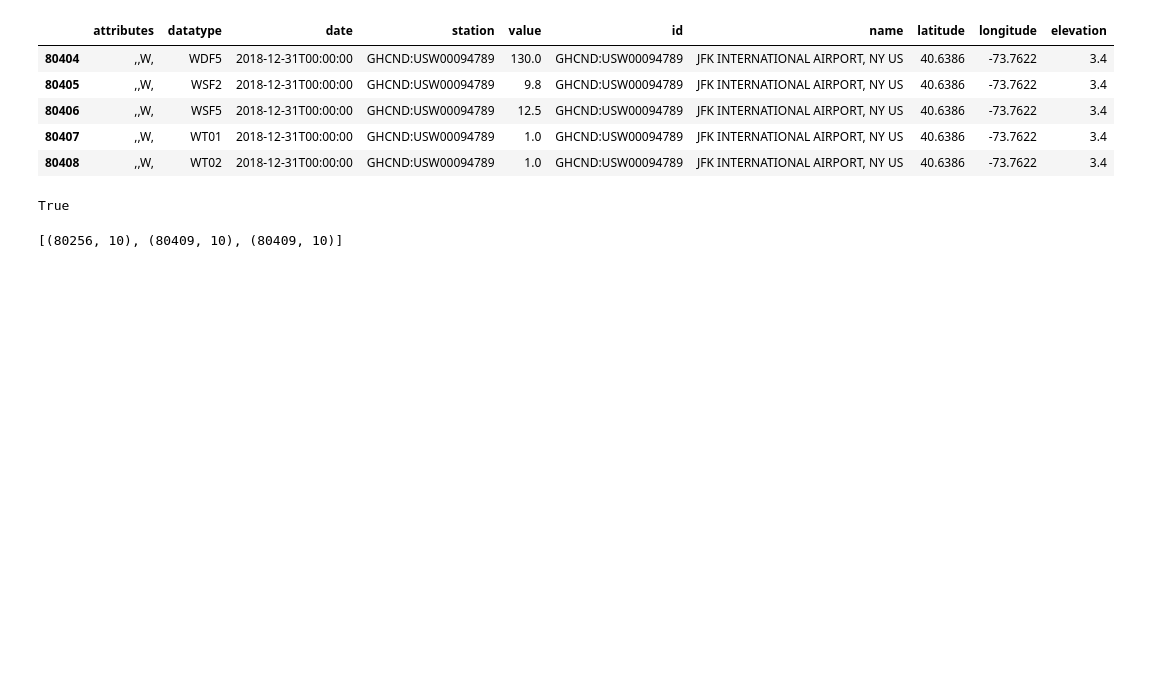
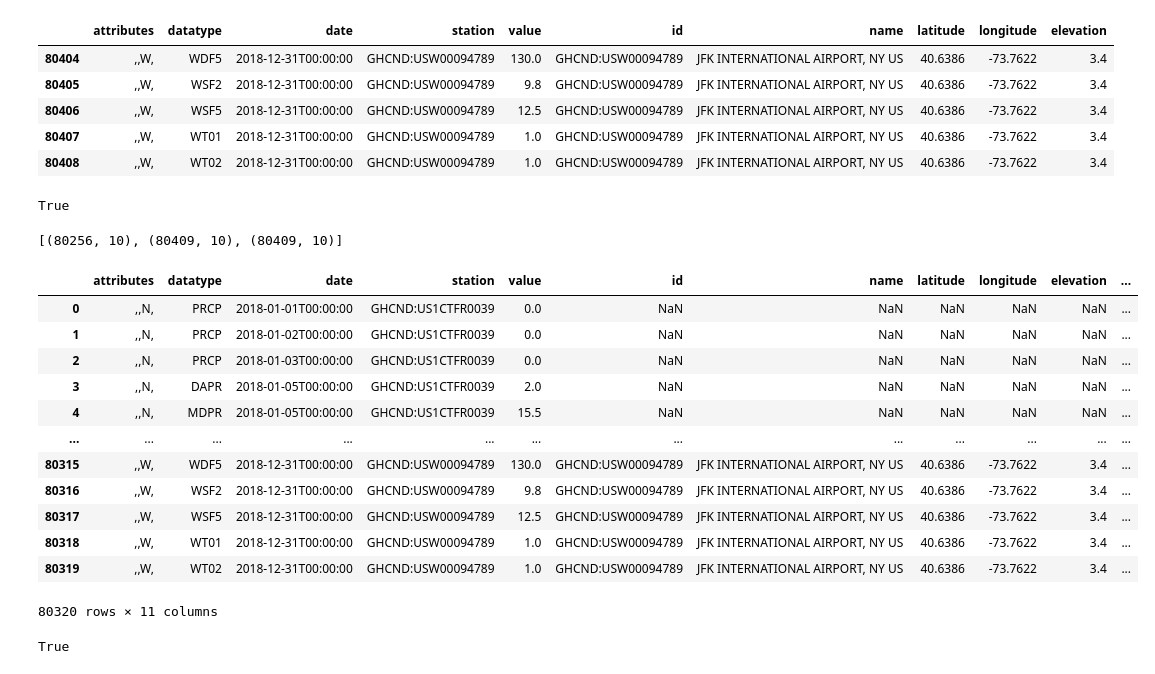
Before and after one commit to CodeBlock980/CPE311-Malaki, a Jupyter notebook: Module 8/Hands_On_Activity_8_2.ipynb, the cells around one changed output. Saved outputs shown, nothing was run; the diff lists cells and outputs as text; code cells hidden in the pictures; blank space fills up the shorter version.

```diff
--- a/Module 8/Hands_On_Activity_8_2.ipynb
+++ b/Module 8/Hands_On_Activity_8_2.ipynb
@@ -146,0 +148,27 @@ outer_join.sample(4, random_state=0).append(outer_join[outer_join.station.isna()
+# %%
+outer_join
+# %% [output]
+|  | attributes | datatype | date | station | value | id | name | latitude | longitude | elevation | ... |
+| 0 | ,,N, | PRCP | 2018-01-01T00:00:00 | GHCND:US1CTFR0039 | 0.0 | NaN | NaN | NaN | NaN | NaN | ... |
+| 1 | ,,N, | PRCP | 2018-01-02T00:00:00 | GHCND:US1CTFR0039 | 0.0 | NaN | NaN | NaN | NaN | NaN | ... |
+| 2 | ,,N, | PRCP | 2018-01-03T00:00:00 | GHCND:US1CTFR0039 | 0.0 | NaN | NaN | NaN | NaN | NaN | ... |
+| 3 | ,,N, | DAPR | 2018-01-05T00:00:00 | GHCND:US1CTFR0039 | 2.0 | NaN | NaN | NaN | NaN | NaN | ... |
+| 4 | ,,N, | MDPR | 2018-01-05T00:00:00 | GHCND:US1CTFR0039 | 15.5 | NaN | NaN | NaN | NaN | NaN | ... |
+| ... | ... | ... | ... | ... | ... | ... | ... | ... | ... | ... | ... |
+| 80315 | ,,W, | WDF5 | 2018-12-31T00:00:00 | GHCND:USW00094789 | 130.0 | GHCND:USW00094789 | JFK INTERNATIONAL AIRPORT, NY US | 40.6386 | -73.7622 | 3.4 | ... |
+| 80316 | ,,W, | WSF2 | 2018-12-31T00:00:00 | GHCND:USW00094789 | 9.8 | GHCND:USW00094789 | JFK INTERNATIONAL AIRPORT, NY US | 40.6386 | -73.7622 | 3.4 | ... |
+| 80317 | ,,W, | WSF5 | 2018-12-31T00:00:00 | GHCND:USW00094789 | 12.5 | GHCND:USW00094789 | JFK INTERNATIONAL AIRPORT, NY US | 40.6386 | -73.7622 | 3.4 | ... |
+| 80318 | ,,W, | WT01 | 2018-12-31T00:00:00 | GHCND:USW00094789 | 1.0 | GHCND:USW00094789 | JFK INTERNATIONAL AIRPORT, NY US | 40.6386 | -73.7622 | 3.4 | ... |
+| 80319 | ,,W, | WT02 | 2018-12-31T00:00:00 | GHCND:USW00094789 | 1.0 | GHCND:USW00094789 | JFK INTERNATIONAL AIRPORT, NY US | 40.6386 | -73.7622 | 3.4 | ... |
+80320 rows × 11 columns
+# %%
+#Using inner_join with sqlite
+with sqlite3.connect('weather.db') as connection:
+    inner_join_from_db = pd.read_sql(
+    'SELECT * FROM weather JOIN stations ON weather.station == stations.id',
+    connection
+    )
+
+inner_join_from_db.shape == inner_join.shape
+# %% [output]
+True
```
Also changed, not shown: parts of 17 cells of this notebook, 4 other files.
